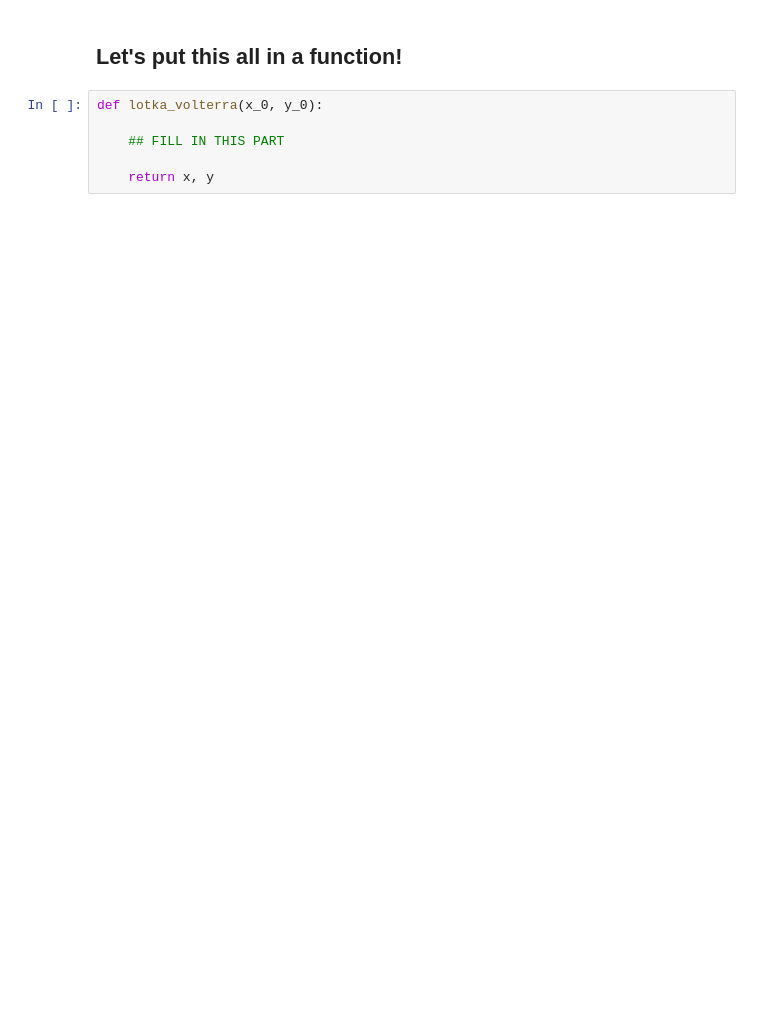
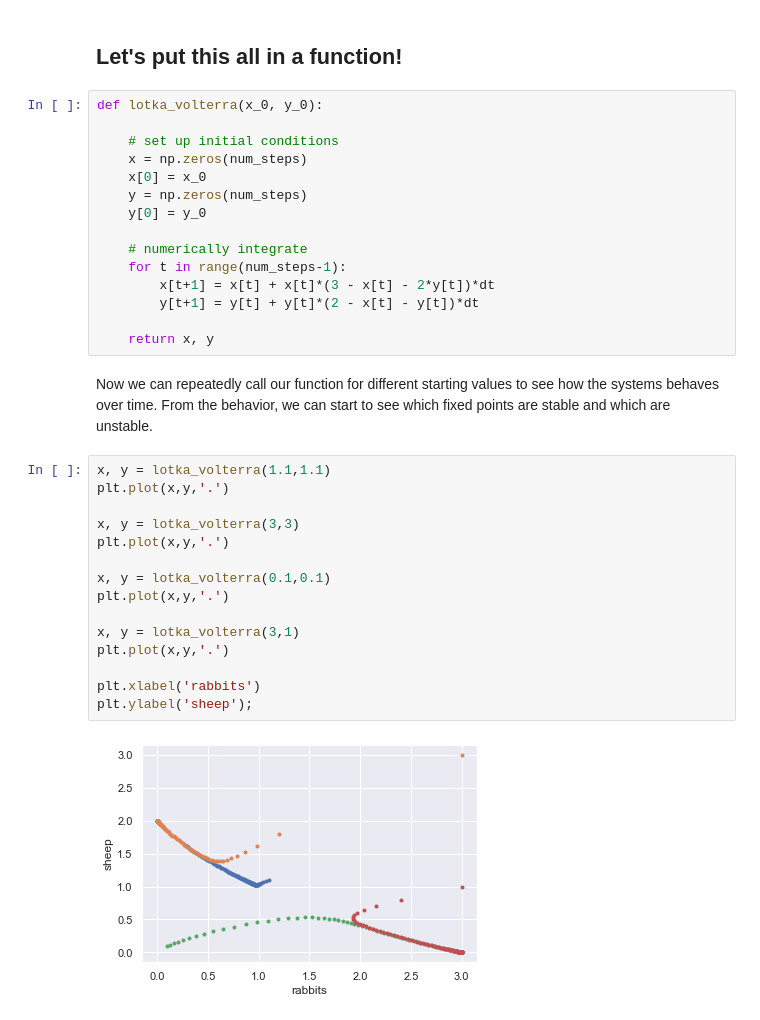
Before and after one commit to sbeeler/BIOL301_Fall2022, a Jupyter notebook: _sources/04_lotka_volterra.ipynb, the cells around one changed output. Saved outputs shown, nothing was run; the diff lists cells and outputs as text; blank space fills up the shorter version.

```diff
--- a/_sources/04_lotka_volterra.ipynb
+++ b/_sources/04_lotka_volterra.ipynb
@@ -58,6 +62,34 @@ plt.legend(["rabbit","sheep"])
 # %%
 def lotka_volterra(x_0, y_0):
 
-    ## FILL IN THIS PART
+    # set up initial conditions
+    x = np.zeros(num_steps)
+    x[0] = x_0
+    y = np.zeros(num_steps)
+    y[0] = y_0
+
+    # numerically integrate
+    for t in range(num_steps-1):
+        x[t+1] = x[t] + x[t]*(3 - x[t] - 2*y[t])*dt
+        y[t+1] = y[t] + y[t]*(2 - x[t] - y[t])*dt
 
     return x, y
+# %% [markdown]
+Now we can repeatedly call our function for different starting values to see how the systems behaves over time. From the behavior, we can start to see which fixed points are stable and which are unstable.
+# %%
+x, y = lotka_volterra(1.1,1.1)
+plt.plot(x,y,'.')
+
+x, y = lotka_volterra(3,3)
+plt.plot(x,y,'.')
+
+x, y = lotka_volterra(0.1,0.1)
+plt.plot(x,y,'.')
+
+x, y = lotka_volterra(3,1)
+plt.plot(x,y,'.')
+
+plt.xlabel('rabbits')
+plt.ylabel('sheep');
+# %% [output]
+[figure, added]
```
Also changed, not shown: parts of 3 cells of this notebook, 9 other files.
